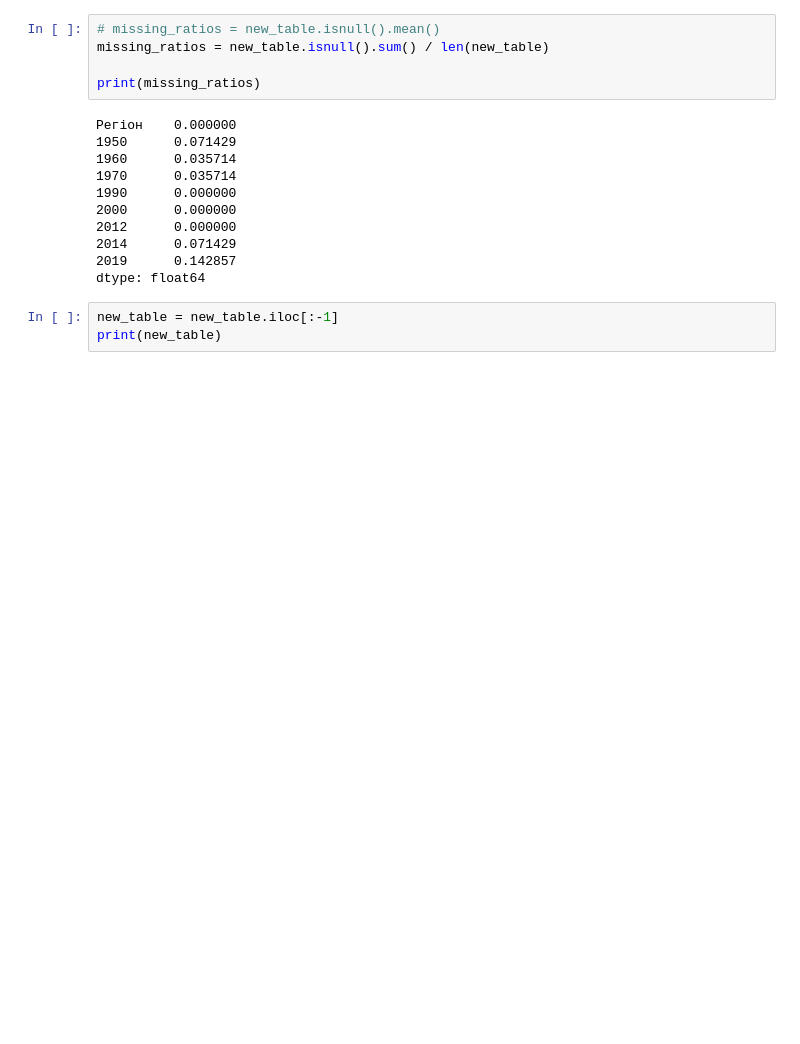
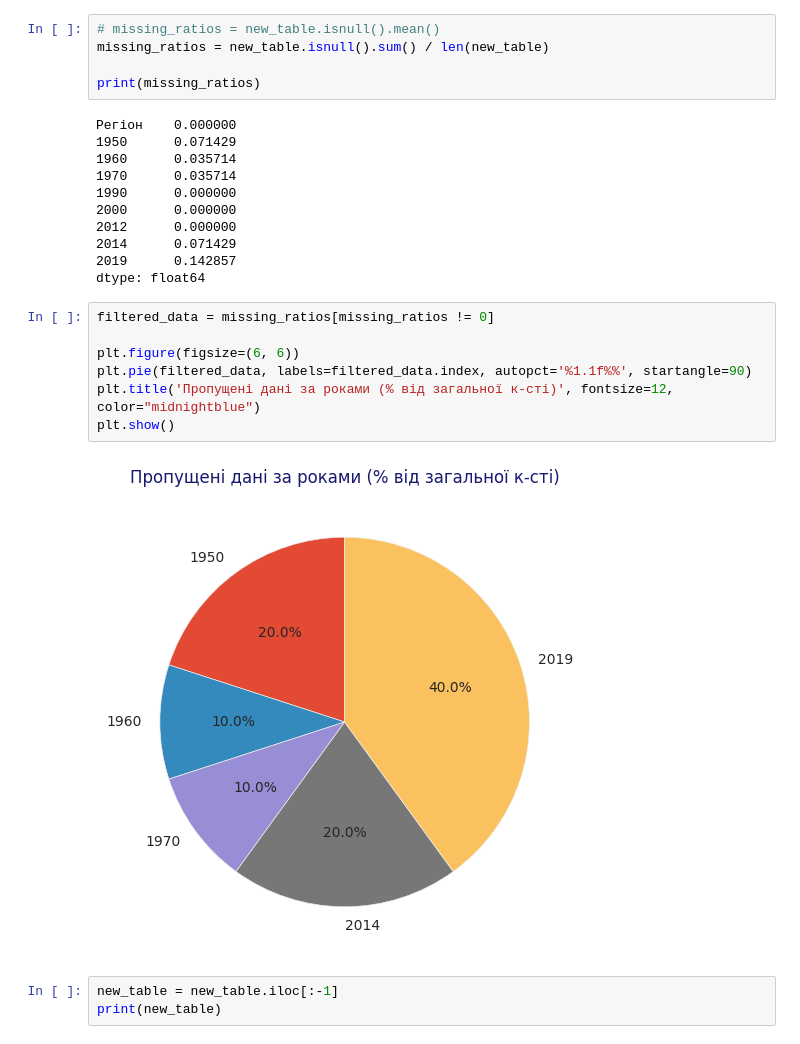
Before and after one commit to SergiyDovgopolyk/Data_Science, a Jupyter notebook: Hw2_1.ipynb, the cells around one changed output. Saved outputs shown, nothing was run; the diff lists cells and outputs as text; blank space fills up the shorter version.

```diff
--- a/Hw2_1.ipynb
+++ b/Hw2_1.ipynb
@@ -85,6 +86,15 @@ print(missing_ratios)
 2014      0.071429
 2019      0.142857
 dtype: float64
+# %%
+filtered_data = missing_ratios[missing_ratios != 0]
+
+plt.figure(figsize=(6, 6))
+plt.pie(filtered_data, labels=filtered_data.index, autopct='%1.1f%%', startangle=90)
+plt.title('Пропущені дані за роками (% від загальної к-сті)', fontsize=12, color="midnightblue")
+plt.show()
+# %% [output]
+[figure, added]
 # %%
 new_table = new_table.iloc[:-1]
 print(new_table)
```
Also changed, not shown: parts of 5 cells of this notebook.
